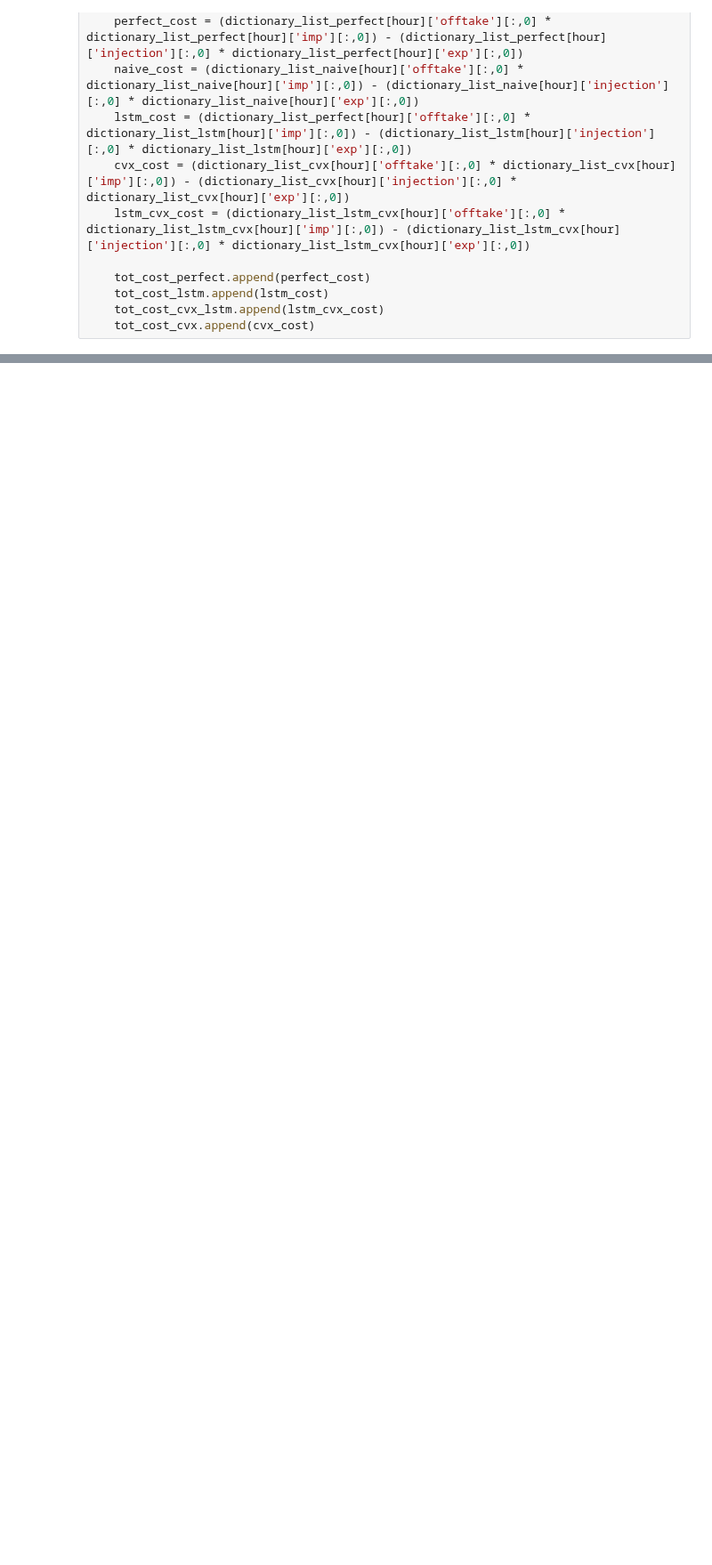
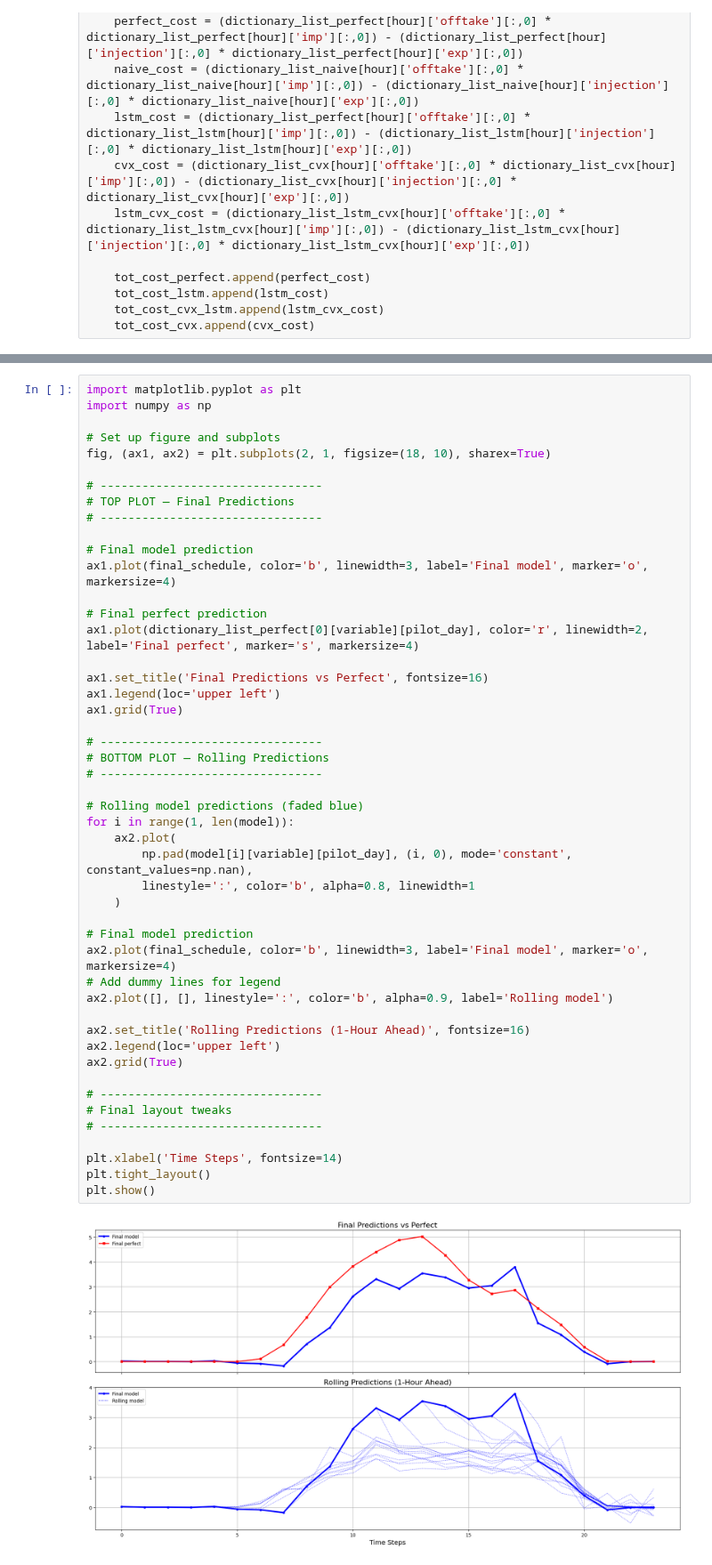
Before and after one commit to Joris-Dprtr/DFL_PVB, a Jupyter notebook: notebooks/MPC_evaluation.ipynb, the cells around one changed output, grey strips where cells are left out. Shown at 89% size. Drawn from its saved outputs; the diff is of its cells as text; blank space fills up the shorter version.

```diff
--- a/notebooks/MPC_evaluation.ipynb
+++ b/notebooks/MPC_evaluation.ipynb
@@ -159,0 +184,50 @@ plt.show()
+# %%
+import matplotlib.pyplot as plt
+import numpy as np
+
+# Set up figure and subplots
+fig, (ax1, ax2) = plt.subplots(2, 1, figsize=(18, 10), sharex=True)
+
+# --------------------------------
+# TOP PLOT — Final Predictions
+# --------------------------------
+
+# Final model prediction
+ax1.plot(final_schedule, color='b', linewidth=3, label='Final model', marker='o', markersize=4)
+
+# Final perfect prediction
+ax1.plot(dictionary_list_perfect[0][variable][pilot_day], color='r', linewidth=2, label='Final perfect', marker='s', markersize=4)
+
+ax1.set_title('Final Predictions vs Perfect', fontsize=16)
+ax1.legend(loc='upper left')
+ax1.grid(True)
+
+# --------------------------------
+# BOTTOM PLOT — Rolling Predictions
+# --------------------------------
+
+# Rolling model predictions (faded blue)
+for i in range(1, len(model)):
+    ax2.plot(
+        np.pad(model[i][variable][pilot_day], (i, 0), mode='constant', constant_values=np.nan),
+        linestyle=':', color='b', alpha=0.8, linewidth=1
+    )
+
+# Final model prediction
+ax2.plot(final_schedule, color='b', linewidth=3, label='Final model', marker='o', markersize=4)
+# Add dummy lines for legend
+ax2.plot([], [], linestyle=':', color='b', alpha=0.9, label='Rolling model')
+
+ax2.set_title('Rolling Predictions (1-Hour Ahead)', fontsize=16)
+ax2.legend(loc='upper left')
+ax2.grid(True)
+
+# --------------------------------
+# Final layout tweaks
+# --------------------------------
+
+plt.xlabel('Time Steps', fontsize=14)
+plt.tight_layout()
+plt.show()
+# %% [output]
+[figure, added]
```
Also changed, not shown: parts of 9 cells of this notebook.
